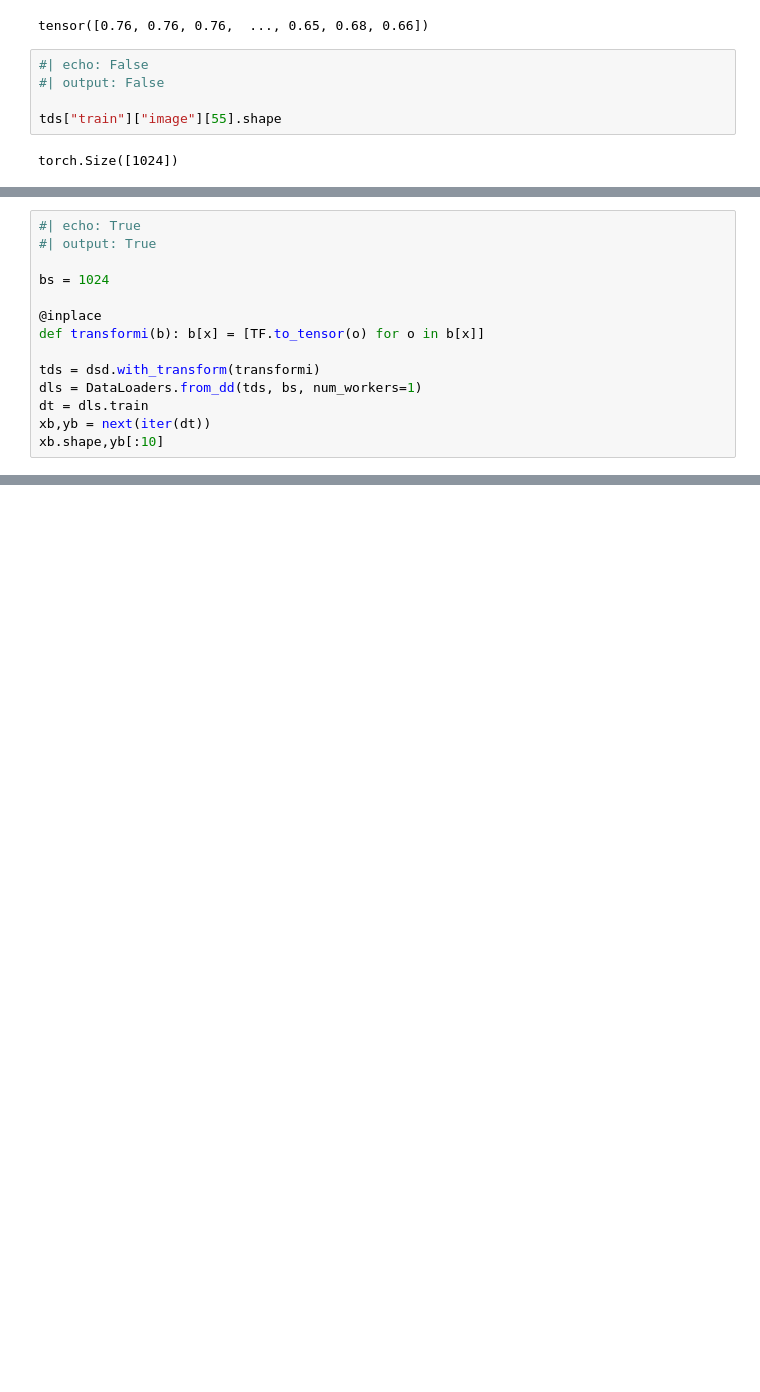
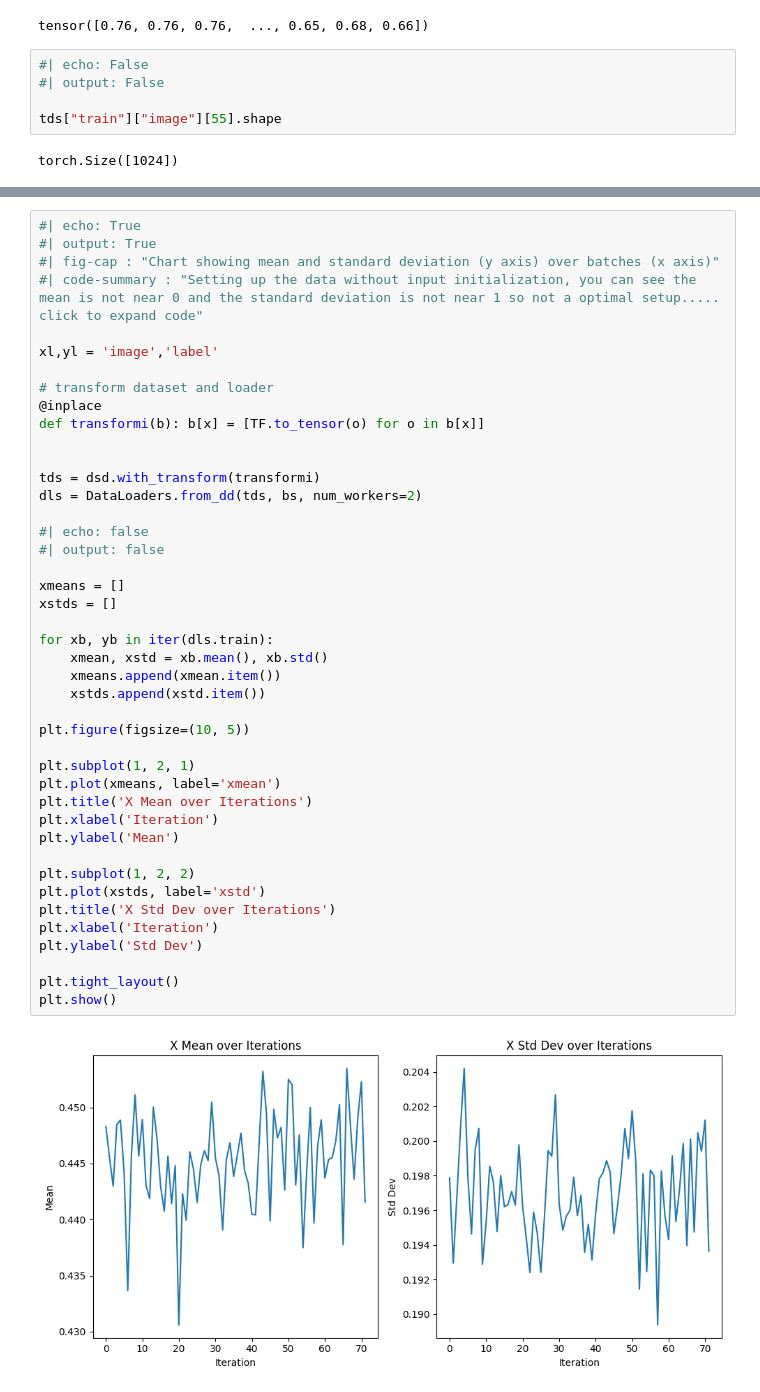
Before and after one commit to resolver101757/resolver101757.github.io, a Jupyter notebook: posts/demo_quarto_jupyter_ref/LSUV_for_the_blog.ipynb, the cells around one changed output, grey strips where cells are left out. Drawn from its saved outputs; the diff is of its cells as text; blank space fills up the shorter version.

```diff
--- a/posts/demo_quarto_jupyter_ref/LSUV_for_the_blog.ipynb
+++ b/posts/demo_quarto_jupyter_ref/LSUV_for_the_blog.ipynb
@@ -597,14 +213,0 @@ from miniai.activations import *
-# %%
-#| echo: True
-#| output: True
-
-bs = 1024
-
-@inplace
-def transformi(b): b[x] = [TF.to_tensor(o) for o in b[x]]
-
-tds = dsd.with_transform(transformi)
-dls = DataLoaders.from_dd(tds, bs, num_workers=1)
-dt = dls.train
-xb,yb = next(iter(dt))
-xb.shape,yb[:10]
@@ -915,0 +436,45 @@ astats.dead_chart();astats.plot_stats();astats.color_dim()
+# %%
+#| echo: True
+#| output: True
+#| fig-cap : "Chart showing mean and standard deviation (y axis) over batches (x axis)"
+#| code-summary : "Setting up the data without input initialization, you can see the mean is not near 0 and the standard deviation is not near 1 so not a optimal setup..... click to expand code"
+
+xl,yl = 'image','label'
+
+# transform dataset and loader
+@inplace
+def transformi(b): b[x] = [TF.to_tensor(o) for o in b[x]]
+
+
+tds = dsd.with_transform(transformi)
+dls = DataLoaders.from_dd(tds, bs, num_workers=2)
+
+#| echo: false
+#| output: false
+
+xmeans = []
+xstds = []
+
+for xb, yb in iter(dls.train):
+    xmean, xstd = xb.mean(), xb.std()
+    xmeans.append(xmean.item())
+    xstds.append(xstd.item())
+
+plt.figure(figsize=(10, 5))
+
+plt.subplot(1, 2, 1)
+plt.plot(xmeans, label='xmean')
+plt.title('X Mean over Iterations')
+plt.xlabel('Iteration')
+plt.ylabel('Mean')
+
+plt.subplot(1, 2, 2)
+plt.plot(xstds, label='xstd')
+plt.title('X Std Dev over Iterations')
+plt.xlabel('Iteration')
+plt.ylabel('Std Dev')
+
+plt.tight_layout()
+plt.show()
+# %% [output]
+[figure, added]
```
Also changed, not shown: parts of 90 cells of this notebook, 30 other files.
